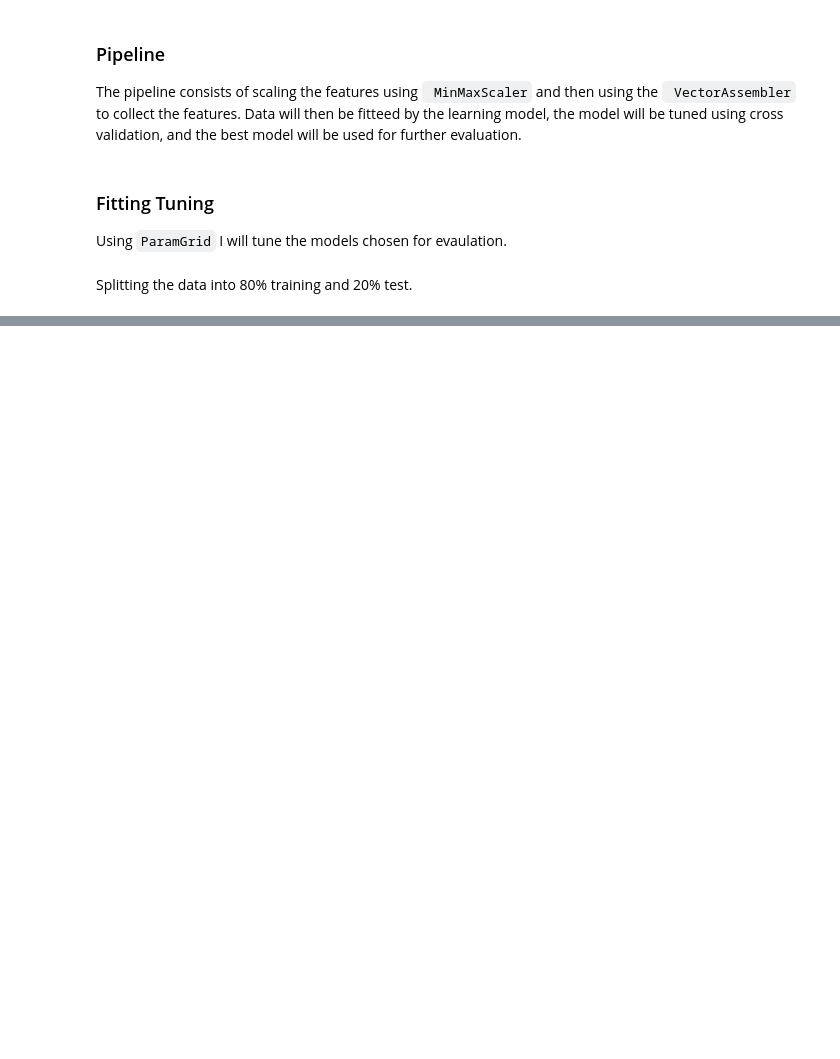
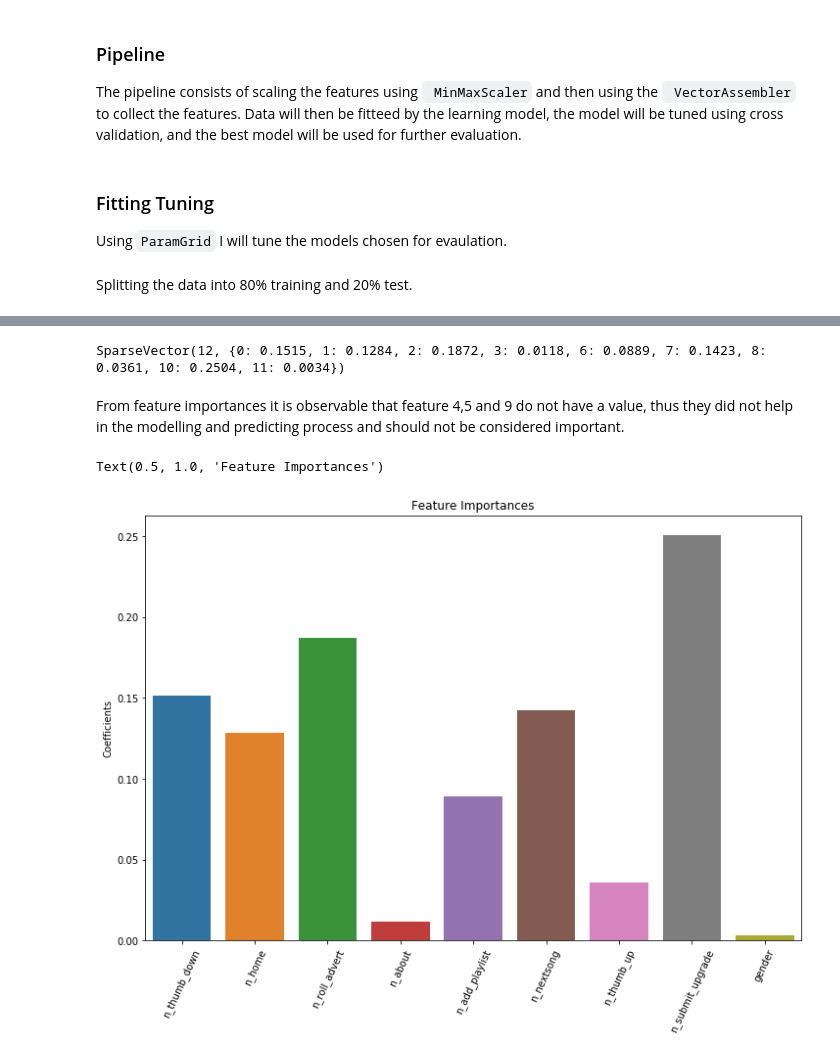
Before and after one commit to armand-hoxha25/DSND_Capstone, a Jupyter notebook: ETL.ipynb, the cells around one changed output, grey strips where cells are left out. Cells and saved outputs as stored; diff of their text form; code cells hidden in the pictures; blank space fills up the shorter version.

```diff
--- a/ETL.ipynb
+++ b/ETL.ipynb
@@ -476,0 +414,21 @@ Test Area Under ROC: 0.9120370370370371
+# %%
+lrmodel=best_models['Random Forrest'].stages[-1]
+# %%
+lrmodel.featureImportances
+# %% [output]
+SparseVector(12, {0: 0.1515, 1: 0.1284, 2: 0.1872, 3: 0.0118, 6: 0.0889, 7: 0.1423, 8: 0.0361, 10: 0.2504, 11: 0.0034})
+# %% [markdown]
+From feature importances it is observable that feature 4,5 and 9 do not have a value, thus they did not help in the modelling and predicting process and should not be considered important.
+# %%
+xticks=columns
+for col in [xticks[4],xticks[5],xticks[9]]:
+    xticks.remove(col)
+# %%
+plt.figure(figsize=(12,8))
+sns.barplot(x=np.linspace(1,len(xticks),len(xticks)),y=lrmodel.featureImportances.values)
+plt.xticks(ticks=np.linspace(0,len(xticks)-1,len(xticks)),labels=xticks, rotation=65)
+plt.ylabel('Coefficients')
+plt.title('Feature Importances')
+# %% [output]
+Text(0.5, 1.0, 'Feature Importances')
+[figure, added]
```
Also changed, not shown: parts of 22 cells of this notebook.
